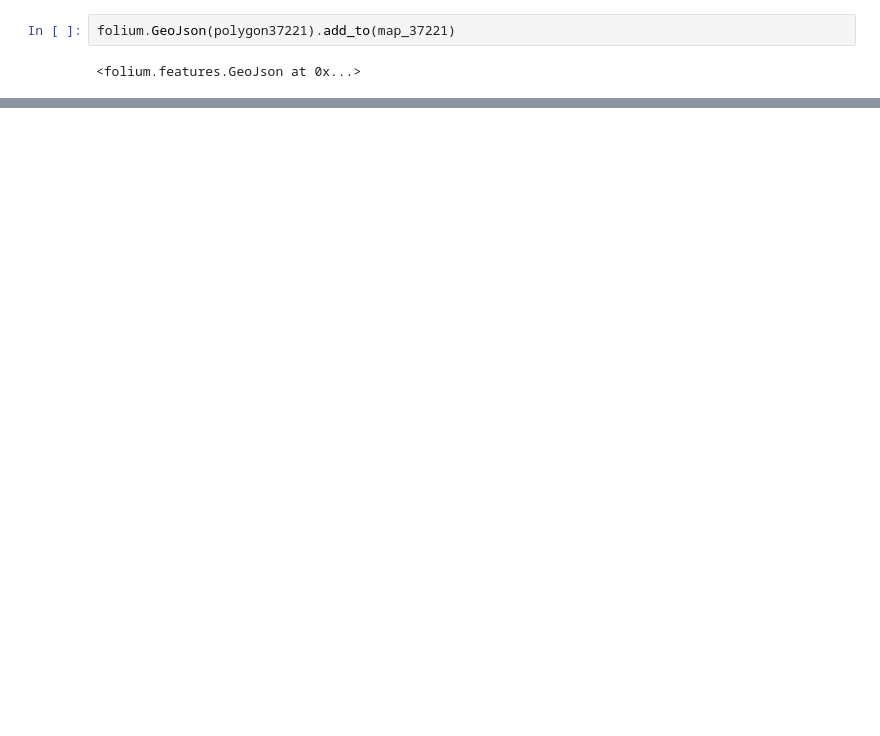
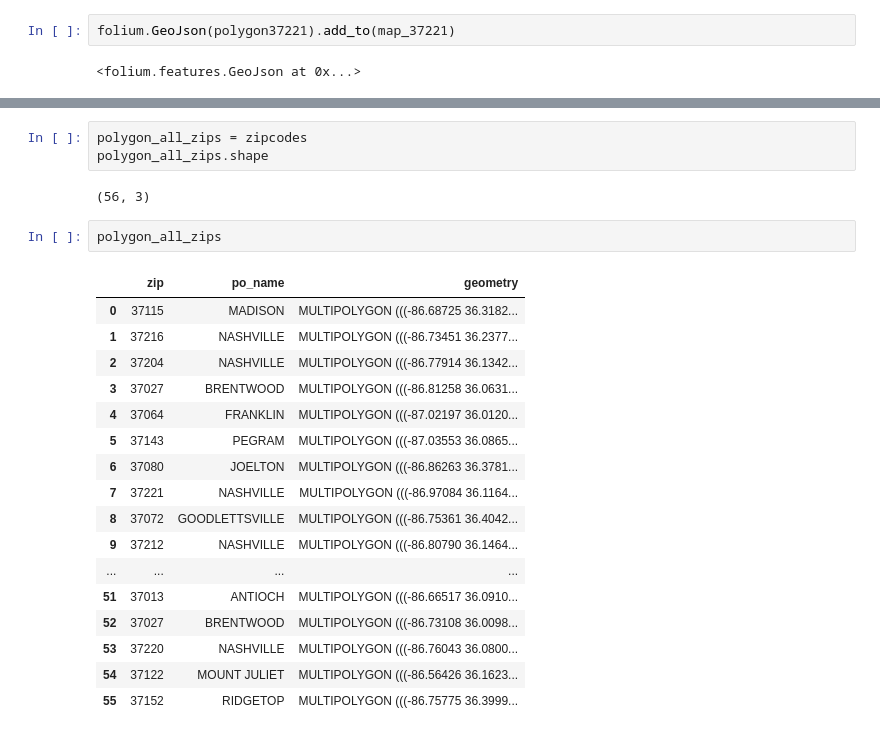
Before and after one commit to HannahSolima/geospatial-python, a Jupyter notebook: notebooks/tester_geospatial.ipynb, the cells around one changed output, grey strips where cells are left out. Cells and saved outputs as stored; diff of their text form; blank space fills up the shorter version.

```diff
--- a/notebooks/tester_geospatial.ipynb
+++ b/notebooks/tester_geospatial.ipynb
@@ -228,3 +228,28 @@ map_37221.save('../maps/map37221.html')
 map_37221
 # %% [output]
 [interactive output not drawn]
+# %%
+polygon_all_zips = zipcodes
+polygon_all_zips.shape
+# %% [output]
+(56, 3)
+# %%
+polygon_all_zips
+# %% [output]
+|  | zip | po_name | geometry |
+| 0 | 37115 | MADISON | MULTIPOLYGON (((-86.68725 36.3182... |
+| 1 | 37216 | NASHVILLE | MULTIPOLYGON (((-86.73451 36.2377... |
+| 2 | 37204 | NASHVILLE | MULTIPOLYGON (((-86.77914 36.1342... |
+| 3 | 37027 | BRENTWOOD | MULTIPOLYGON (((-86.81258 36.0631... |
+| 4 | 37064 | FRANKLIN | MULTIPOLYGON (((-87.02197 36.0120... |
+| 5 | 37143 | PEGRAM | MULTIPOLYGON (((-87.03553 36.0865... |
+| 6 | 37080 | JOELTON | MULTIPOLYGON (((-86.86263 36.3781... |
+| 7 | 37221 | NASHVILLE | MULTIPOLYGON (((-86.97084 36.1164... |
+| 8 | 37072 | GOODLETTSVILLE | MULTIPOLYGON (((-86.75361 36.4042... |
+| 9 | 37212 | NASHVILLE | MULTIPOLYGON (((-86.80790 36.1464... |
+| ... | ... | ... | ... |
+| 51 | 37013 | ANTIOCH | MULTIPOLYGON (((-86.66517 36.0910... |
+| 52 | 37027 | BRENTWOOD | MULTIPOLYGON (((-86.73108 36.0098... |
+| 53 | 37220 | NASHVILLE | MULTIPOLYGON (((-86.76043 36.0800... |
+| 54 | 37122 | MOUNT JULIET | MULTIPOLYGON (((-86.56426 36.1623... |
+| 55 | 37152 | RIDGETOP | MULTIPOLYGON (((-86.75775 36.3999... |
```
Also changed, not shown: parts of 6 cells of this notebook.
